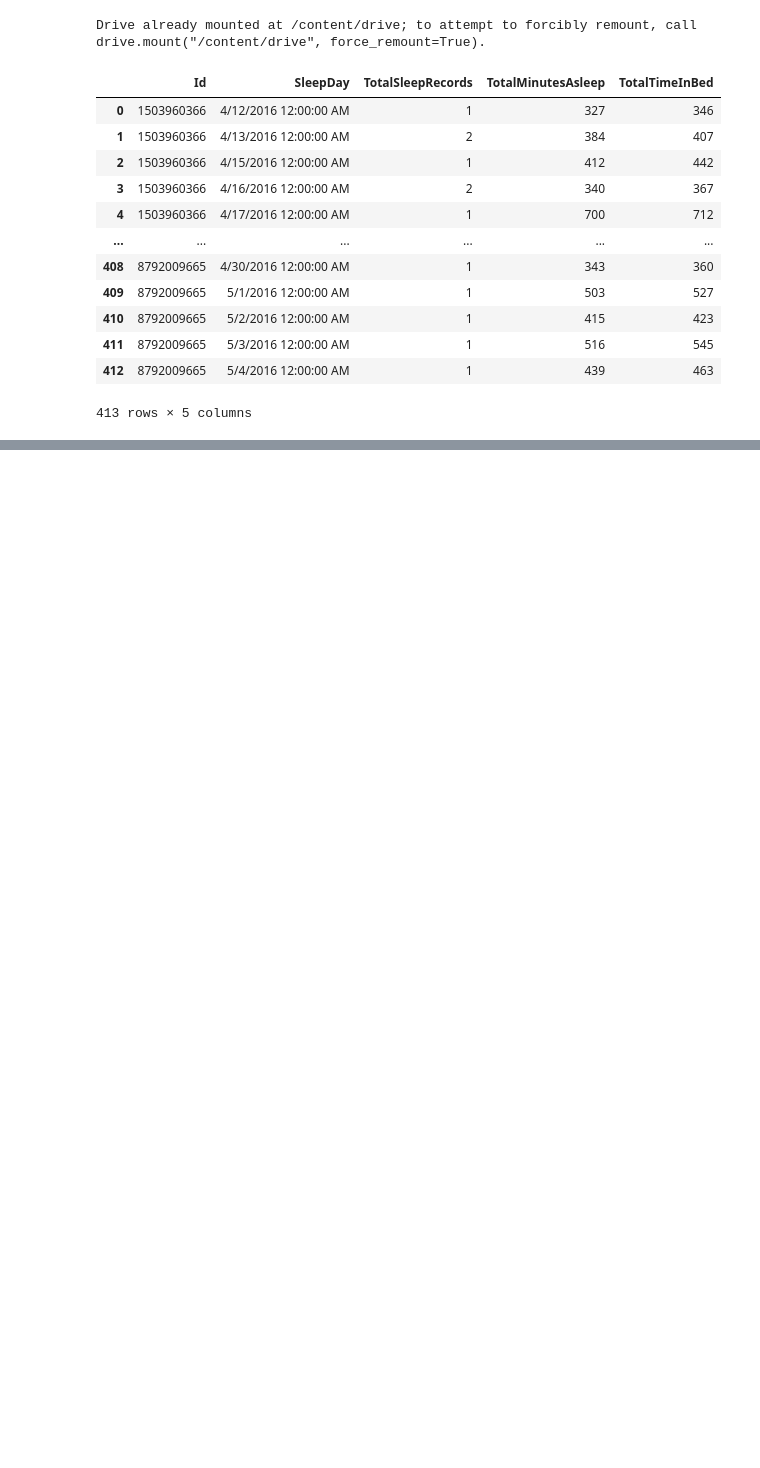
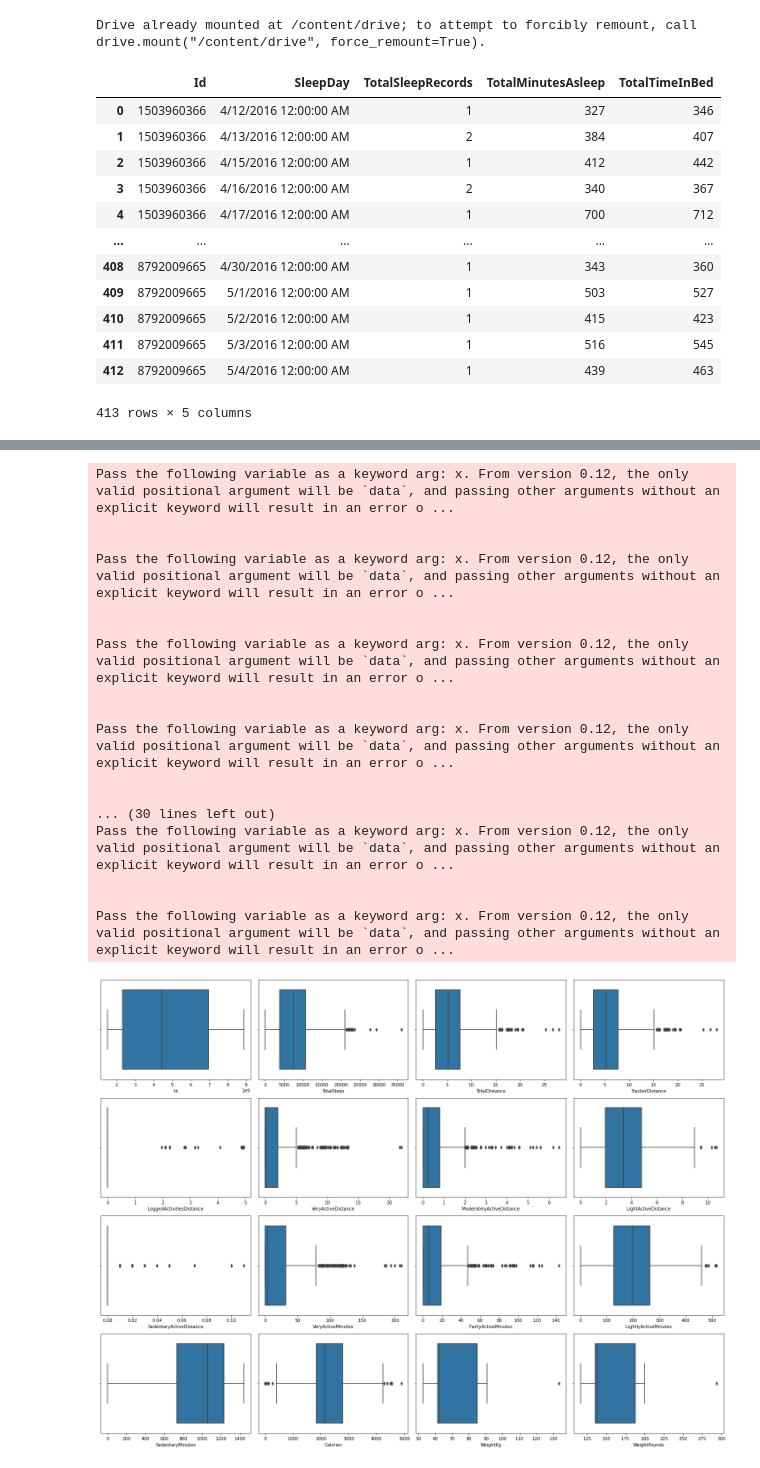
Before and after one commit to shikhar23091999/Bellabeat-Case-Study, a Jupyter notebook: Bellabeat_Case_Study.ipynb, the cells around one changed output, grey strips where cells are left out. Saved outputs shown, nothing was run; the diff lists cells and outputs as text; code cells hidden in the pictures; blank space fills up the shorter version.

```diff
--- a/Bellabeat_Case_Study.ipynb
+++ b/Bellabeat_Case_Study.ipynb
@@ -87,3 +78,6 @@ daily_data.head()
 | 2 | 1503960366 | 4/14/2016 | 10460 | 6.74 | 6.74 | 0.0 | ... |
 | 3 | 1503960366 | 4/15/2016 | 9762 | 6.28 | 6.28 | 0.0 | ... |
 | 4 | 1503960366 | 4/16/2016 | 12669 | 8.16 | 8.16 | 0.0 | ... |
+# %%
+daily_data['ActivityDate'] = daily_data['ActivityDate'].apply(lambda x: pd.to_datetime(x, format='%m/%d/%Y'))
+daily_data
@@ -89,0 +118,2 @@ daily_data.head()
+# %%
+daily_data=daily_data.drop_duplicates()
@@ -89,0 +146,29 @@ daily_data.head()
+# %%
+columns = ['Id','TotalSteps','TotalDistance','TrackerDistance','LoggedActivitiesDistance','VeryActiveDistance','ModeratelyActiveDistance','LightActiveDistance','SedentaryActiveDistance','VeryActiveMinutes','FairlyActiveMinutes','LightlyActiveMinutes','SedentaryMinutes','Calories','WeightKg','WeightPounds']
+n = 1
+plt.figure(figsize=(20,15))
+
+for x in columns:
+  plt.subplot(4,4,n)
+  n = n+1
+  sns.boxplot(daily_data[x])
+  plt.tight_layout()
+# %% [output]
+Pass the following variable as a keyword arg: x. From version 0.12, the only valid positional argument will be `data`, and passing other arguments without an explicit keyword will result in an error o ...
+
+
+Pass the following variable as a keyword arg: x. From version 0.12, the only valid positional argument will be `data`, and passing other arguments without an explicit keyword will result in an error o ...
+
+
+Pass the following variable as a keyword arg: x. From version 0.12, the only valid positional argument will be `data`, and passing other arguments without an explicit keyword will result in an error o ...
+
+
+Pass the following variable as a keyword arg: x. From version 0.12, the only valid positional argument will be `data`, and passing other arguments without an explicit keyword will result in an error o ...
+
+
+... (30 lines left out)
+Pass the following variable as a keyword arg: x. From version 0.12, the only valid positional argument will be `data`, and passing other arguments without an explicit keyword will result in an error o ...
+
+
+Pass the following variable as a keyword arg: x. From version 0.12, the only valid positional argument will be `data`, and passing other arguments without an explicit keyword will result in an error o ...
+[figure, added]
```
Also changed, not shown: parts of 10 cells of this notebook.
